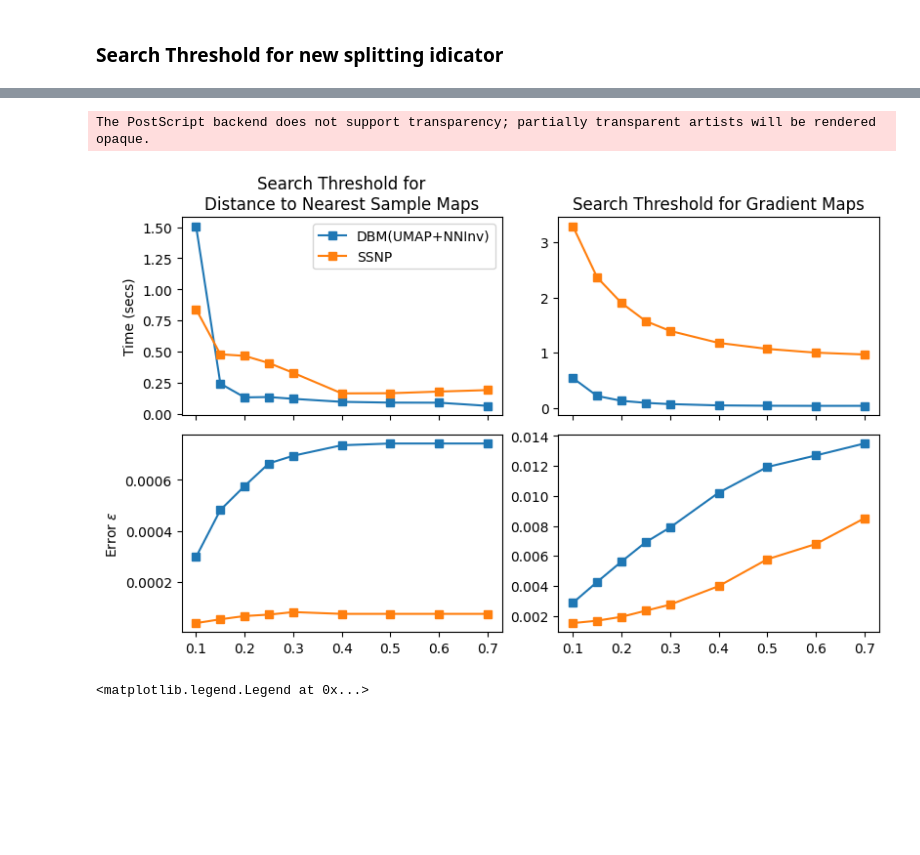
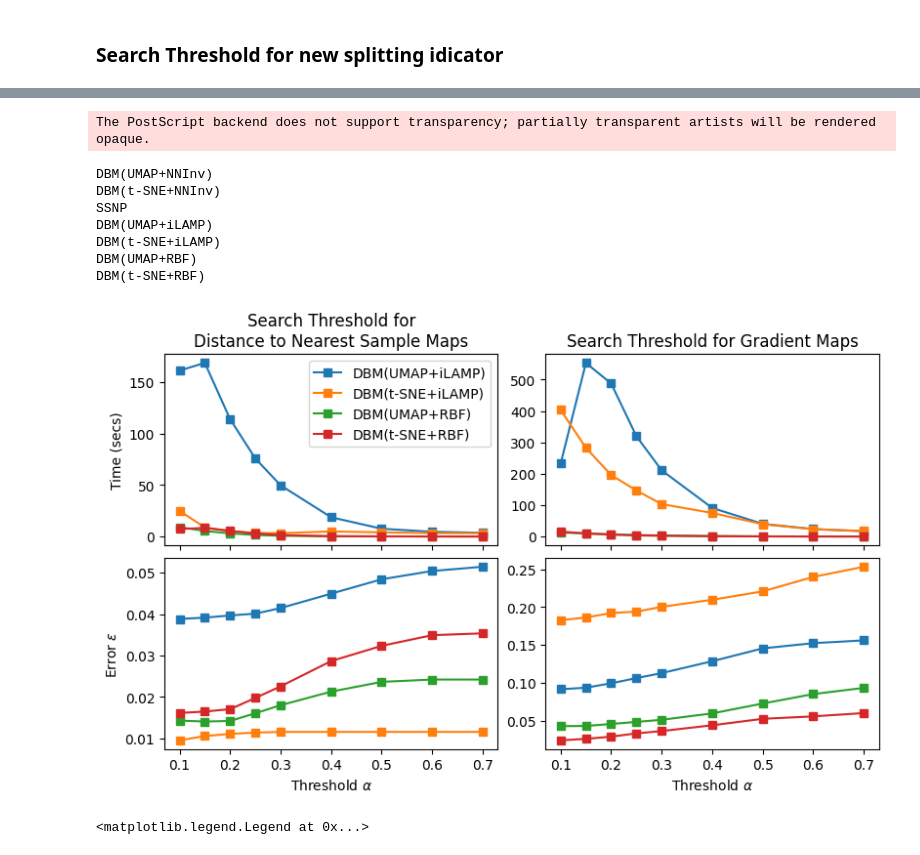
Before and after one commit to wuyuyu1024/map_builder, a Jupyter notebook: results/plot.results.ipynb, the cells around one changed output, grey strips where cells are left out. Cells and saved outputs as stored; diff of their text form; code cells hidden in the pictures; blank space fills up the shorter version.

```diff
--- a/results/plot.results.ipynb
+++ b/results/plot.results.ipynb
@@ -60,7 +60,8 @@ SVM                 $Cons_p$           0.059677  0.036438  0.089264
 # %% [markdown]
 ### Search Threshold for new splitting idicator
 # %%
-df = pd.read_csv('./search_threshold/search_t_all.csv')
+# df = pd.read_csv('./search_threshold/search_t_all.csv')
+df = pd.read_csv('./search_threshold/search_grid_3_size_2024-12-04_14:15:50.csv')
 df.head()
 
 ## filter threshold > 0.15
@@ -102,8 +101,8 @@ fig, (ax1, ax2) = plt.subplots(2, 1, figsize=(4, 5), sharex=True, constrained_la
 for method in df.PPinv.unique():
     if 'iLAMP' in method:
         continue
-    if 't-SNE' in method:
-        continue
+    # if 't-SNE' in method:
+    #     continue
     if 'RBF' in method:
         continue
     data = df[df.PPinv == method]
@@ -118,5 +117,5 @@ ax1.set_ylabel('Time (sec)')
 ax2.set_ylabel('Error $\\epsilon$')
 ax2.set_xlabel('Threshold $\\alpha$')
 fig.suptitle('Search Threshold for\nDistance to Nearest Sample Maps')
-fig.savefig('./figures/search_threshold_near.eps')
+# fig.savefig('./figures/search_threshold_near.eps')
 # %% [output]
@@ -151,32 +224,44 @@ The PostScript backend does not support transparency; partially transparent arti
 # %%
 fig, ((ax1, ax3), (ax2, ax4)) = plt.subplots(2, 2, figsize=(8, 5), sharex=True, sharey=False, constrained_layout=True)
 
 for method in df.PPinv.unique():
-    if 'iLAMP' in method:
+    print(method)
+    if 'NNInv' in method:
         continue
-    if 't-SNE' in method:
-        continue
-    if 'RBF' in method:
+    # if 'UMAP' in method:
+    #     continue
+    if 'SSNP' in method:
         continue
     data = df[df.PPinv == method]
     label = method
     ax1.plot(data['threshold'], data['time near'], 's-', label=label)
     ax2.plot(data['threshold'], data['error near sq'], 's-', label=label)
     ax3.plot(data['threshold'], data['time grad'], 's-', label=label)
     ax4.plot(data['threshold'], data['error grad sq'], 's-', label=label)
 
 # ax1.set_yscale('log')
 ax1.legend()
 ax1.set_ylabel('Time (secs)')
 ax2.set_ylabel('Error $\\epsilon$')
 
+ax2.set_xlabel('Threshold $\\alpha$')
+ax4.set_xlabel('Threshold $\\alpha$')
+
+
 ax1.set_title('Search Threshold for\nDistance to Nearest Sample Maps')
 ax3.set_title('Search Threshold for Gradient Maps')
 
-fig.savefig('./figures/search_threshold.eps')
+fig.savefig('../figures/search_threshold_ilamp_rbf.eps')
 # %% [output]
 The PostScript backend does not support transparency; partially transparent artists will be rendered opaque.
+DBM(UMAP+NNInv)
+DBM(t-SNE+NNInv)
+SSNP
+DBM(UMAP+iLAMP)
+DBM(t-SNE+iLAMP)
+DBM(UMAP+RBF)
+DBM(t-SNE+RBF)
-[figure, old version]
+[figure, new version]
 # %%
 fig, (ax1, ax2, ax3) = plt.subplots(3, 1, figsize=(5, 7), sharex=True)
 
```
Also changed, not shown: parts of 10 cells of this notebook, 8 other files.
